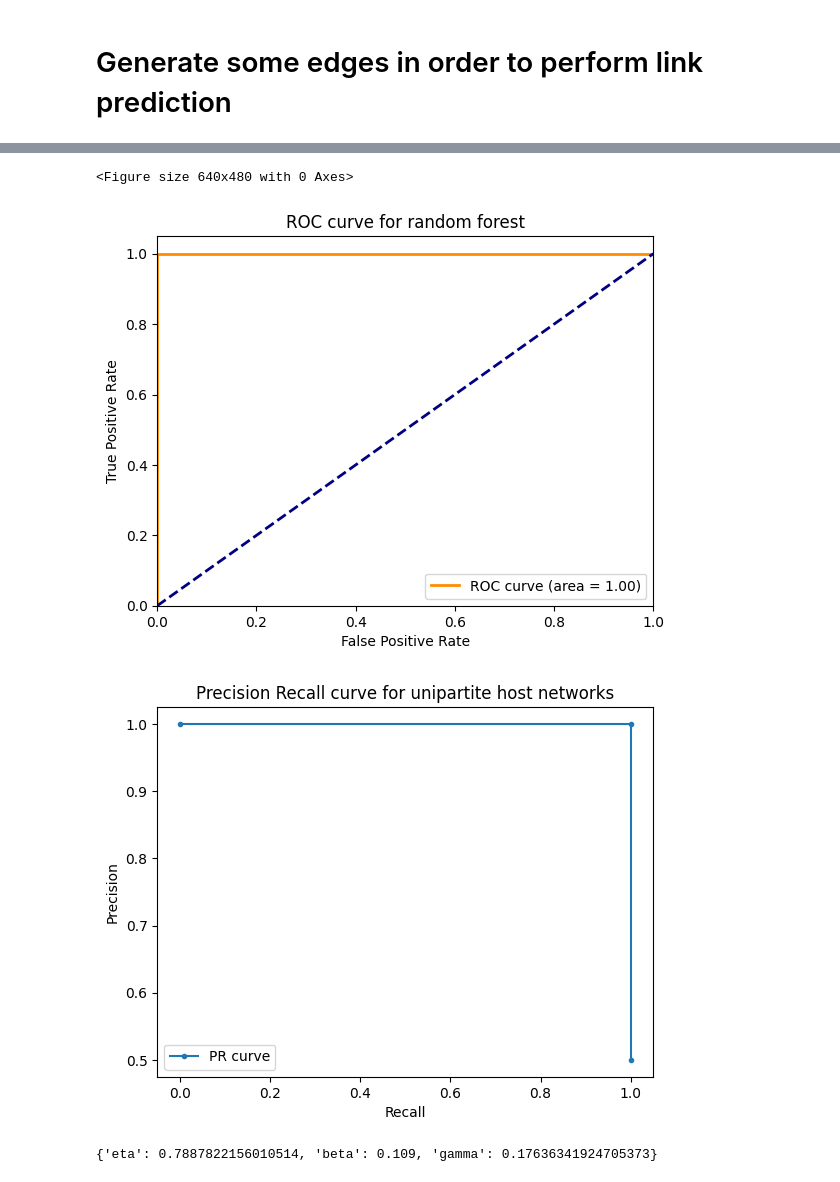
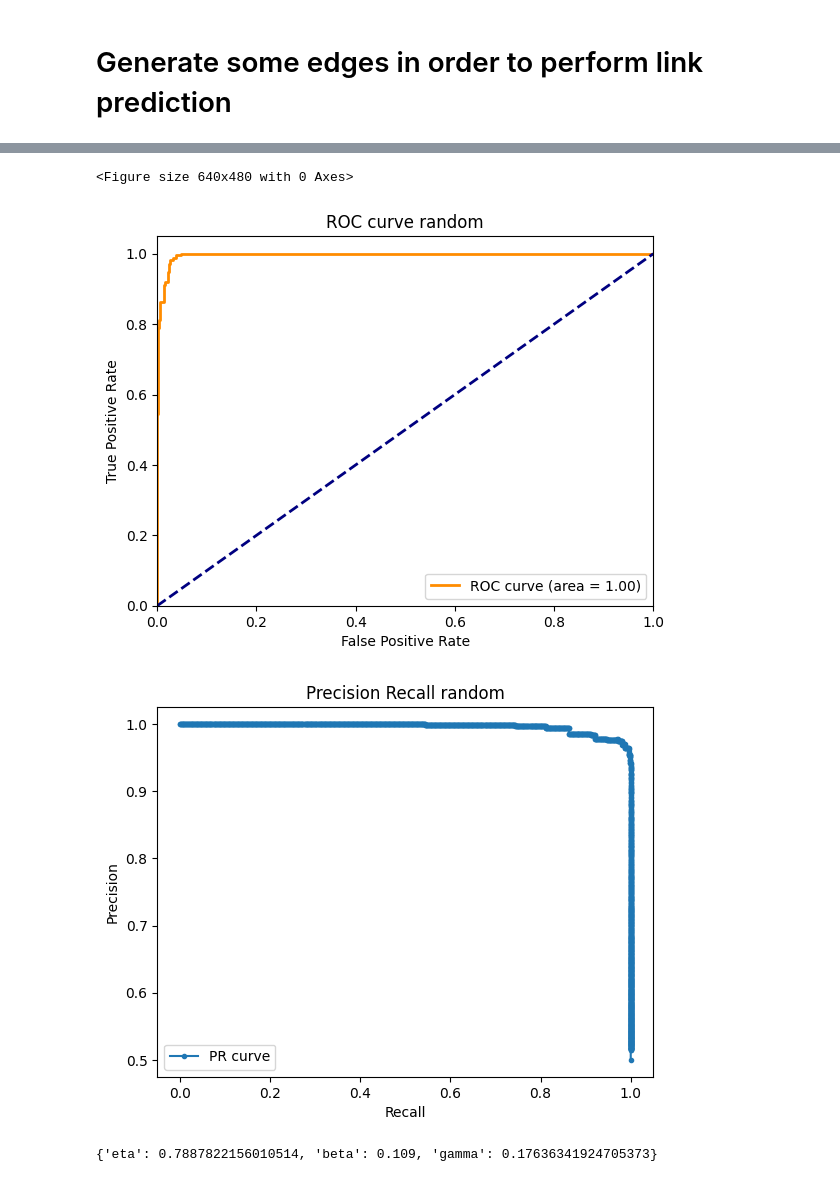
Before and after one commit to hexie1995/HyperGraph, a Jupyter notebook: code/link_prediction_sample.ipynb, the cells around one changed output, grey strips where cells are left out. Drawn from its saved outputs; the diff is of its cells as text; code cells hidden in the pictures.

```diff
--- a/code/link_prediction_sample.ipynb
+++ b/code/link_prediction_sample.ipynb
@@ -37,13 +135,13 @@ for _ in range(timesteps):
 
 pos_edges = []
 
-for _ in range(int(1e2)):
+for _ in range(int(1e3)):
     temp = H.sample_edge(eta, gamma, beta, True)
     pos_edges.append(temp)
 longest = max([len(list(x)) for x in pos_edges])
 # %%
 neg_edges = []
 
-for _ in range(int(1e2)):
+for _ in range(int(1e3)):
     rand = random.randint(2, longest)
     neg_edges.append(random.sample(range(1, len(H.nodes)), rand))
@@ -145,38 +155,0 @@ array([7.52934718e-04, 1.50625132e-03, 6.71615323e-04, 4.22193706e-03,
-# %%
-def plot_AUC(y_pred, y_true):
-
-    fpr, tpr, _ = roc_curve(y_true,y_pred)
-    roc_auc = auc(fpr, tpr)
-    plt.clf()
-    plt.figure()
-    lw = 2
-    plt.plot(fpr, tpr, color='darkorange',
-             lw=lw, label='ROC curve (area = %0.2f)' % roc_auc)
-    plt.plot([0, 1], [0, 1], color='navy', lw=lw, linestyle='--')
-    plt.xlim([0.0, 1.0])
-    plt.ylim([0.0, 1.05])
-    plt.xlabel('False Positive Rate')
-    plt.ylabel('True Positive Rate')
-    plt.title('ROC curve for random forest')
-    plt.legend(loc="lower right")
-    plt.show()
-
-def plot_PR(y_pred, y_true):
-
-    precision, recall, thresholds = precision_recall_curve(y_true, y_pred)
-    plt.plot(recall, precision, marker='.', label='PR curve')
-    # axis labels
-    plt.xlabel('Recall')
-    plt.ylabel('Precision')
-    # show the legend
-    plt.legend()
-    plt.title('Precision Recall curve for unipartite host networks')
-    plt.savefig("Host-unipartite-PR.pdf", bbox_inches='tight')
-# %%
-plot_AUC(pred_label, true_label)
-
-plot_PR(pred_label, true_label)
-# %% [output]
-<Figure size 640x480 with 0 Axes>
-[figure, removed]
-[figure, removed]
@@ -198 +156,11 @@ for i in range(int(1e3)):
+# %%
+#plot_AUC(pred_label, true_label)
+plot_AUC(PRED, true_label, "random")
+
+#plot_PR(pred_label, true_label)
+plot_PR(PRED, true_label, "random")
+# %% [output]
+<Figure size 640x480 with 0 Axes>
+[figure, added]
+[figure, added]
 # %%
```
Also changed, not shown: parts of 16 cells of this notebook, 1 other file.
